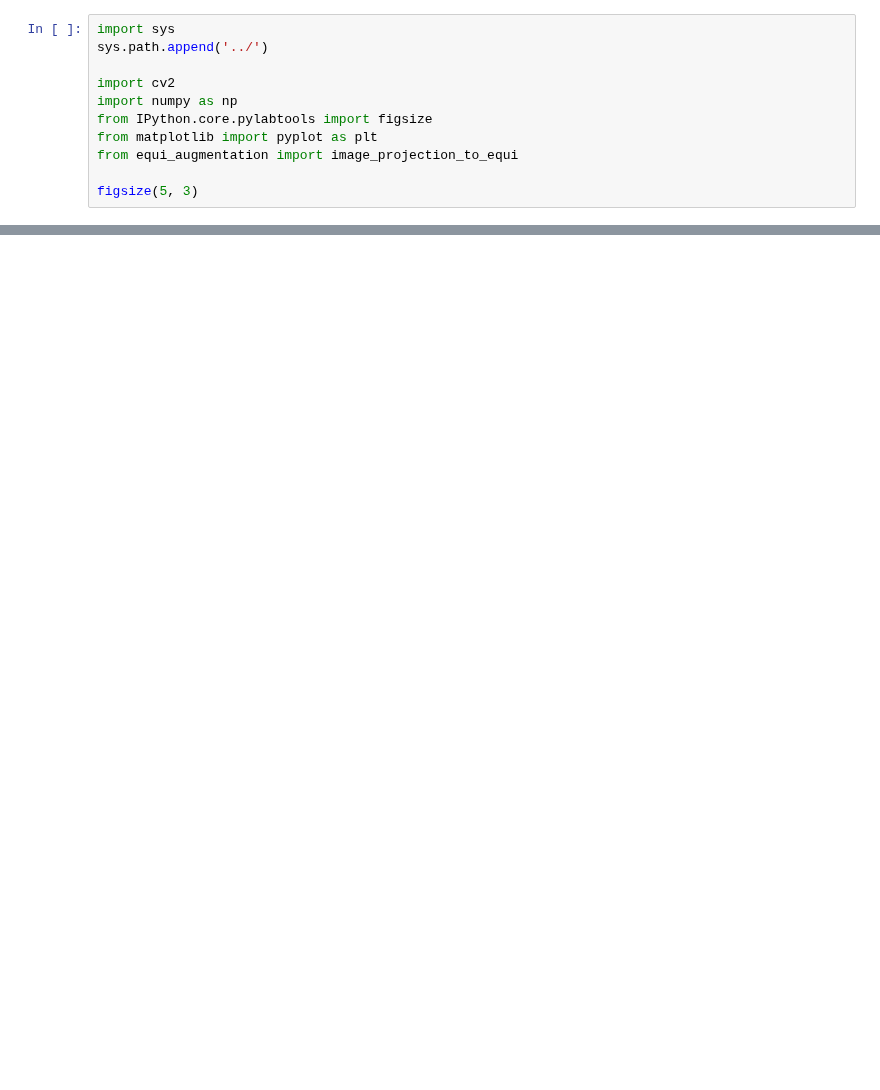
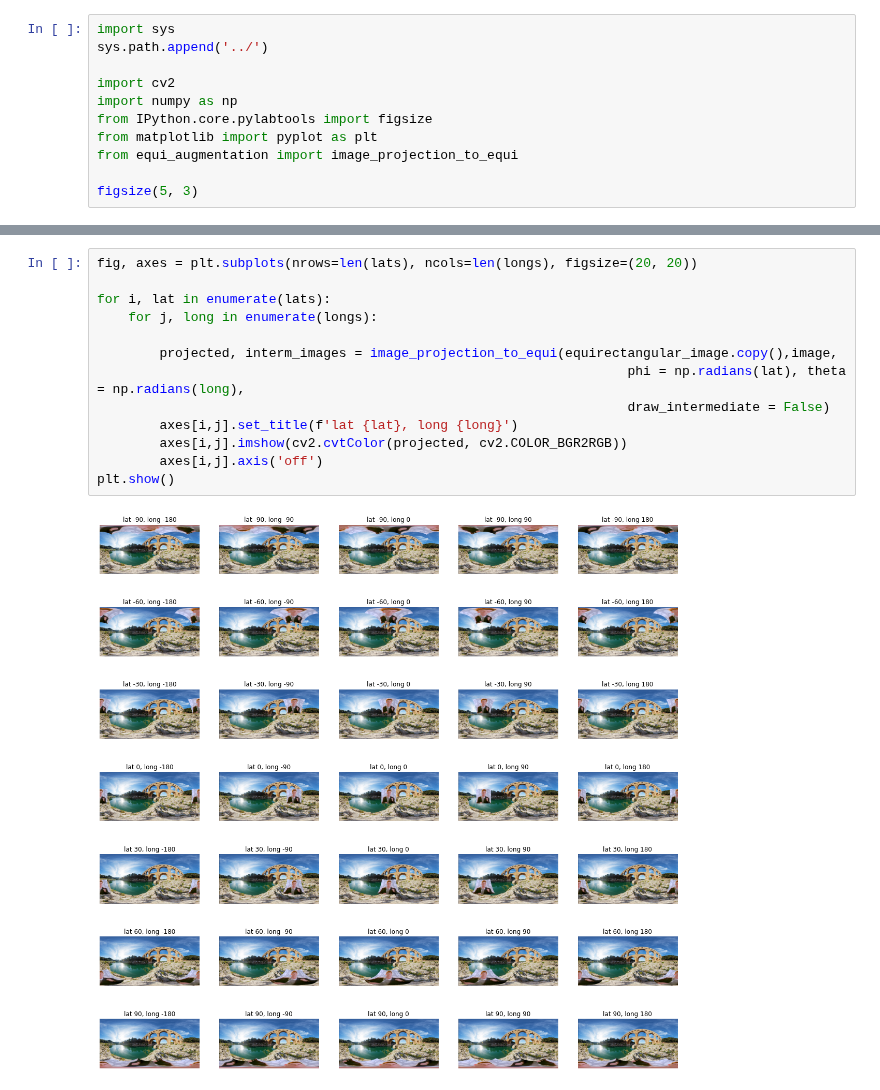
Before and after one commit to TeleMidia/faces360, a Jupyter notebook: ipynb/ImageProjectionToEquirectangular.ipynb, the cells around one changed output, grey strips where cells are left out. Drawn from its saved outputs; the diff is of its cells as text; blank space fills up the shorter version.

```diff
--- a/ipynb/ImageProjectionToEquirectangular.ipynb
+++ b/ipynb/ImageProjectionToEquirectangular.ipynb
@@ -37,0 +41,15 @@ plt.show()
+# %%
+fig, axes = plt.subplots(nrows=len(lats), ncols=len(longs), figsize=(20, 20))
+
+for i, lat in enumerate(lats):
+    for j, long in enumerate(longs):
+
+        projected, interm_images = image_projection_to_equi(equirectangular_image.copy(),image,
+                                                                    phi = np.radians(lat), theta = np.radians(long),
+                                                                    draw_intermediate = False)
+        axes[i,j].set_title(f'lat {lat}, long {long}')
+        axes[i,j].imshow(cv2.cvtColor(projected, cv2.COLOR_BGR2RGB))
+        axes[i,j].axis('off')
+plt.show()
+# %% [output]
+[figure, added]
```
Also changed, not shown: parts of 6 cells of this notebook.
